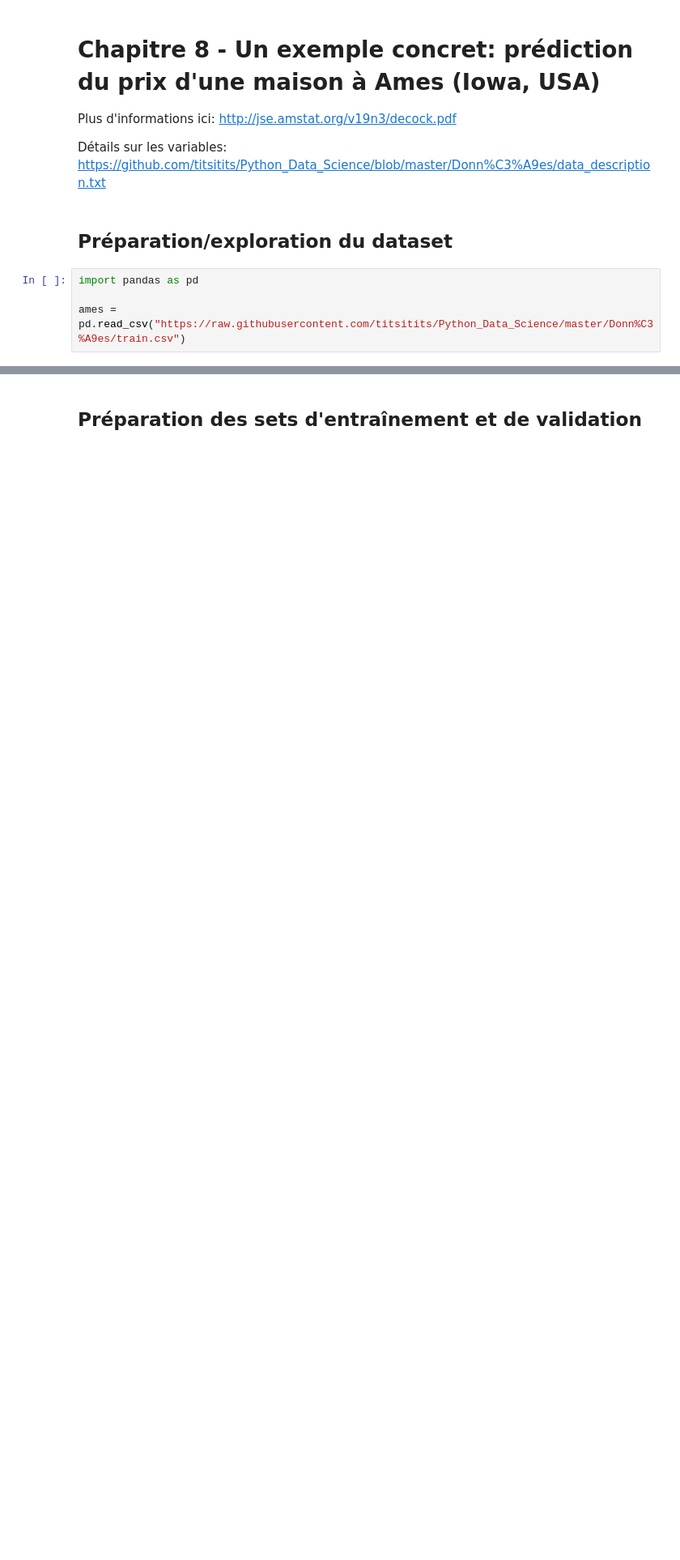
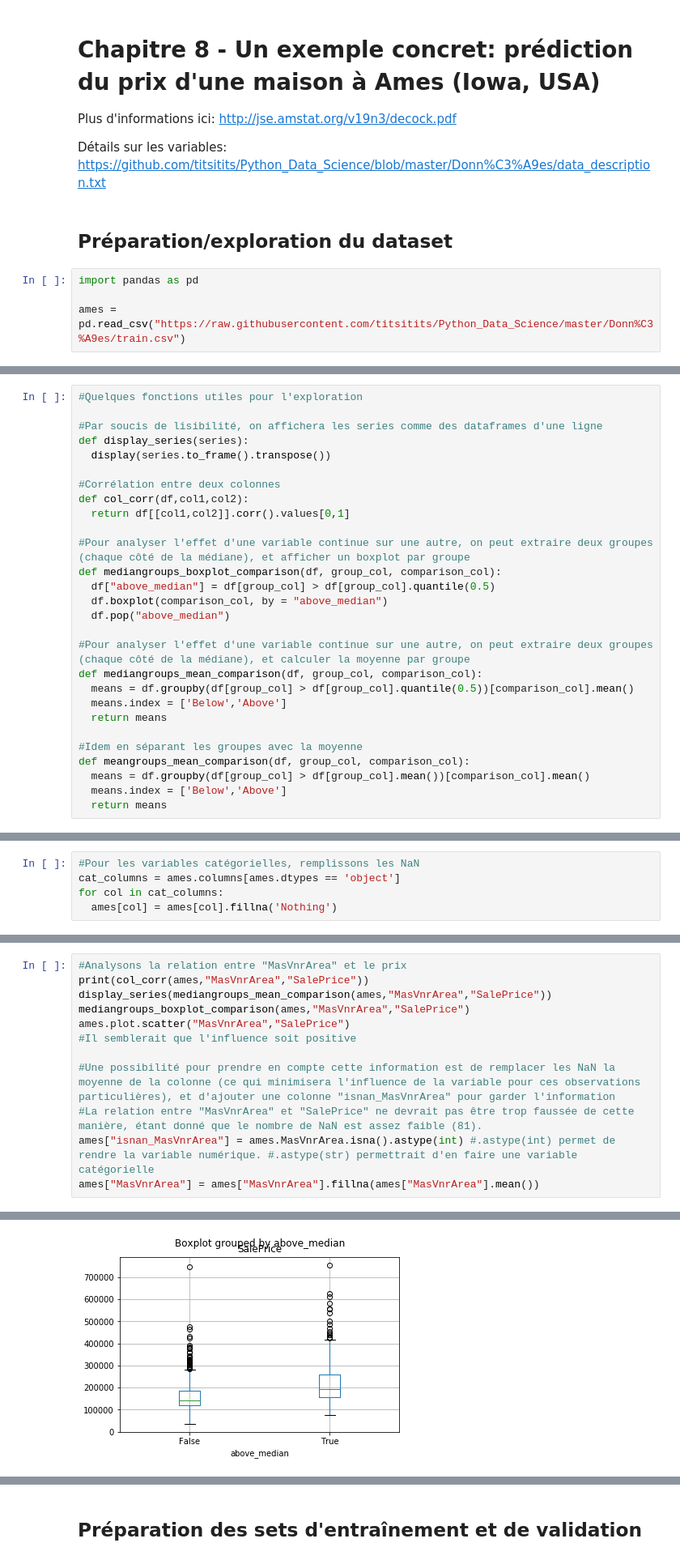
Before and after one commit to titsitits/Python_Data_Science, a Jupyter notebook: 8_Example_Ames_Housing_Dataset.ipynb, the cells around one changed output, grey strips where cells are left out. Shown at 81% size. Drawn from its saved outputs; the diff is of its cells as text; blank space fills up the shorter version.

```diff
--- a/8_Example_Ames_Housing_Dataset.ipynb
+++ b/8_Example_Ames_Housing_Dataset.ipynb
@@ -89,0 +24,28 @@ Une comparaison rapide entre les outliers et les catégories les plus fréquente
+# %%
+#Quelques fonctions utiles pour l'exploration
+
+#Par soucis de lisibilité, on affichera les series comme des dataframes d'une ligne
+def display_series(series):
+  display(series.to_frame().transpose())
+
+#Corrélation entre deux colonnes
+def col_corr(df,col1,col2):
+  return df[[col1,col2]].corr().values[0,1]
+
+#Pour analyser l'effet d'une variable continue sur une autre, on peut extraire deux groupes (chaque côté de la médiane), et afficher un boxplot par groupe
+def mediangroups_boxplot_comparison(df, group_col, comparison_col):
+  df["above_median"] = df[group_col] > df[group_col].quantile(0.5)
+  df.boxplot(comparison_col, by = "above_median")
+  df.pop("above_median")
+
+#Pour analyser l'effet d'une variable continue sur une autre, on peut extraire deux groupes (chaque côté de la médiane), et calculer la moyenne par groupe
+def mediangroups_mean_comparison(df, group_col, comparison_col):
+  means = df.groupby(df[group_col] > df[group_col].quantile(0.5))[comparison_col].mean()
+  means.index = ['Below','Above']
+  return means
+
+#Idem en séparant les groupes avec la moyenne
+def meangroups_mean_comparison(df, group_col, comparison_col):
+  means = df.groupby(df[group_col] > df[group_col].mean())[comparison_col].mean()
+  means.index = ['Below','Above']
+  return means
@@ -89,0 +95,5 @@ Une comparaison rapide entre les outliers et les catégories les plus fréquente
+# %%
+#Pour les variables catégorielles, remplissons les NaN
+cat_columns = ames.columns[ames.dtypes == 'object']
+for col in cat_columns:
+  ames[col] = ames[col].fillna('Nothing')
@@ -89,0 +125,13 @@ Une comparaison rapide entre les outliers et les catégories les plus fréquente
+# %%
+#Analysons la relation entre "MasVnrArea" et le prix
+print(col_corr(ames,"MasVnrArea","SalePrice"))
+display_series(mediangroups_mean_comparison(ames,"MasVnrArea","SalePrice"))
+mediangroups_boxplot_comparison(ames,"MasVnrArea","SalePrice")
+ames.plot.scatter("MasVnrArea","SalePrice")
+#Il semblerait que l'influence soit positive
+
+#Une possibilité pour prendre en compte cette information est de remplacer les NaN la moyenne de la colonne (ce qui minimisera l'influence de la variable pour ces observations particulières), et d'ajouter une colonne "isnan_MasVnrArea" pour garder l'information
+#La relation entre "MasVnrArea" et "SalePrice" ne devrait pas être trop faussée de cette manière, étant donné que le nombre de NaN est assez faible (81).
+ames["isnan_MasVnrArea"] = ames.MasVnrArea.isna().astype(int) #.astype(int) permet de rendre la variable numérique. #.astype(str) permettrait d'en faire une variable catégorielle
+ames["MasVnrArea"] = ames["MasVnrArea"].fillna(ames["MasVnrArea"].mean())
+# %% [output]
@@ -89,0 +141 @@ Une comparaison rapide entre les outliers et les catégories les plus fréquente
+[figure, added]
```
Also changed, not shown: parts of 108 cells of this notebook.
